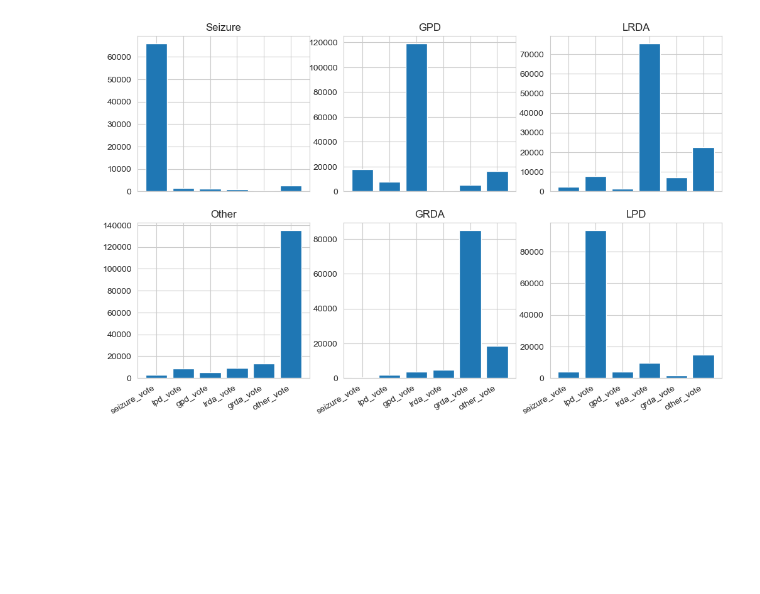
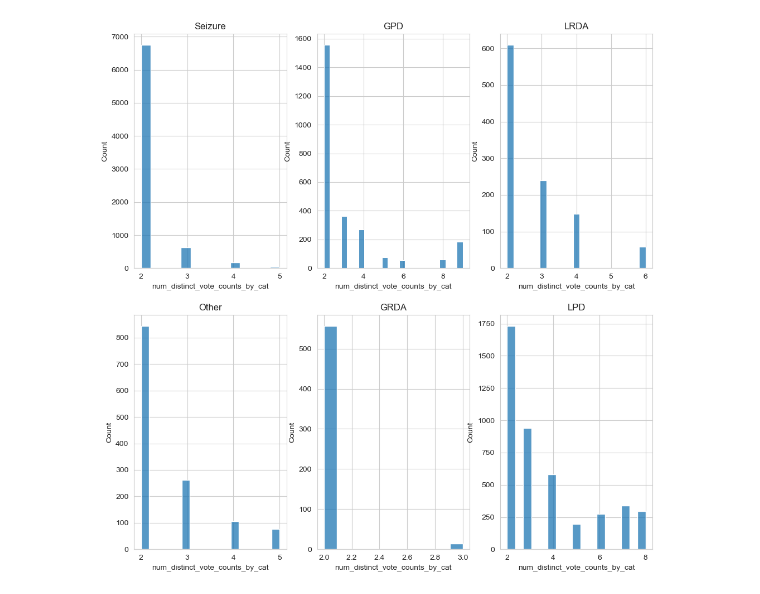
Before and after one commit to limac246/brainActivity2024, a Jupyter notebook: evgeniya/EDA.ipynb, the cells around one changed output. Saved outputs shown, nothing was run; the diff lists cells and outputs as text; code cells hidden in the pictures; blank space fills up the shorter version.

Commit message:
eda of the expert group sizes in the data

```diff
--- a/evgeniya/EDA.ipynb
+++ b/evgeniya/EDA.ipynb
@@ -48,0 +91,15 @@ df_train.expert_consensus.hist()
+# %%
+
+
+vote=['seizure_vote','gpd_vote',	'lrda_vote',		'other_vote' ,	'grda_vote',	'lpd_vote']
+a_by_cat=['eeg_id', 'vote_count', 'expert_consensus', 'eeg_frequency_by_cat', 'num_distinct_vote_counts_by_cat']
+
+df_train=pd.read_csv(f'{data_path}/train.csv')
+df_train['vote_count']=df_train[vote].sum(axis=1)
+df_train_by_cat=df_train.copy()
+df_train_by_cat['eeg_frequency_by_cat']=df_train.groupby(['eeg_id','expert_consensus']).eeg_id.transform('size')
+df_train_by_cat['num_distinct_vote_counts_by_cat']=df_train_by_cat.groupby(['eeg_id',  'expert_consensus']).vote_count.transform('nunique')
+
+a_by_cat=['eeg_id', 'vote_count', 'expert_consensus', 'eeg_frequency_by_cat', 'num_distinct_vote_counts_by_cat']
+
+df_train_by_cat[a_by_cat+vote].head()
@@ -49,21 +128,19 @@ df_train.expert_consensus.hist()
 # %%
 n=6 #num items
 nrow=2
 ncol=3
 exp_consensus=df_train.expert_consensus.unique()
-vote=['seizure_vote',	'lpd_vote',	'gpd_vote',	'lrda_vote',	'grda_vote',	'other_vote']
+vote=['seizure_vote','gpd_vote',	'lrda_vote',		'other_vote' ,	'grda_vote',	'lpd_vote']
+cat=['Seizure', 'GPD', 'LRDA', 'Other', 'GRDA', 'LPD']
 
-fig,axs=plt.subplots(nrow, ncol, figsize=(4*3, 4*2))
+fig,axs=plt.subplots(nrow, ncol, figsize=(4*3, 4*2+4))
 for i, ax in enumerate(fig.axes):
-    cur_df=df_train[df_train.expert_consensus==exp_consensus[i]]
-    #print(cur_df[vote].sum().keys())
-    ax.bar( cur_df[vote].sum().keys(), cur_df[vote].sum().values)
-    ax.set_title(exp_consensus[i])
-    plt.gcf().autofmt_xdate()
-
+    sns.histplot(data=df_train_by_cat[df_train_by_cat.num_distinct_vote_counts_by_cat>1][df_train_by_cat[df_train_by_cat.num_distinct_vote_counts_by_cat>1].expert_consensus==cat[i]],
+                 x='num_distinct_vote_counts_by_cat', ax=ax)
+    ax.title.set_text(cat[i])
 plt.show()
 # %% [output]
-[figure, old version]
+[figure, new version]
 # %%
 n=6 #num items
 nrow=2
```
Also changed, not shown: parts of 27 cells of this notebook, 1 other file.
